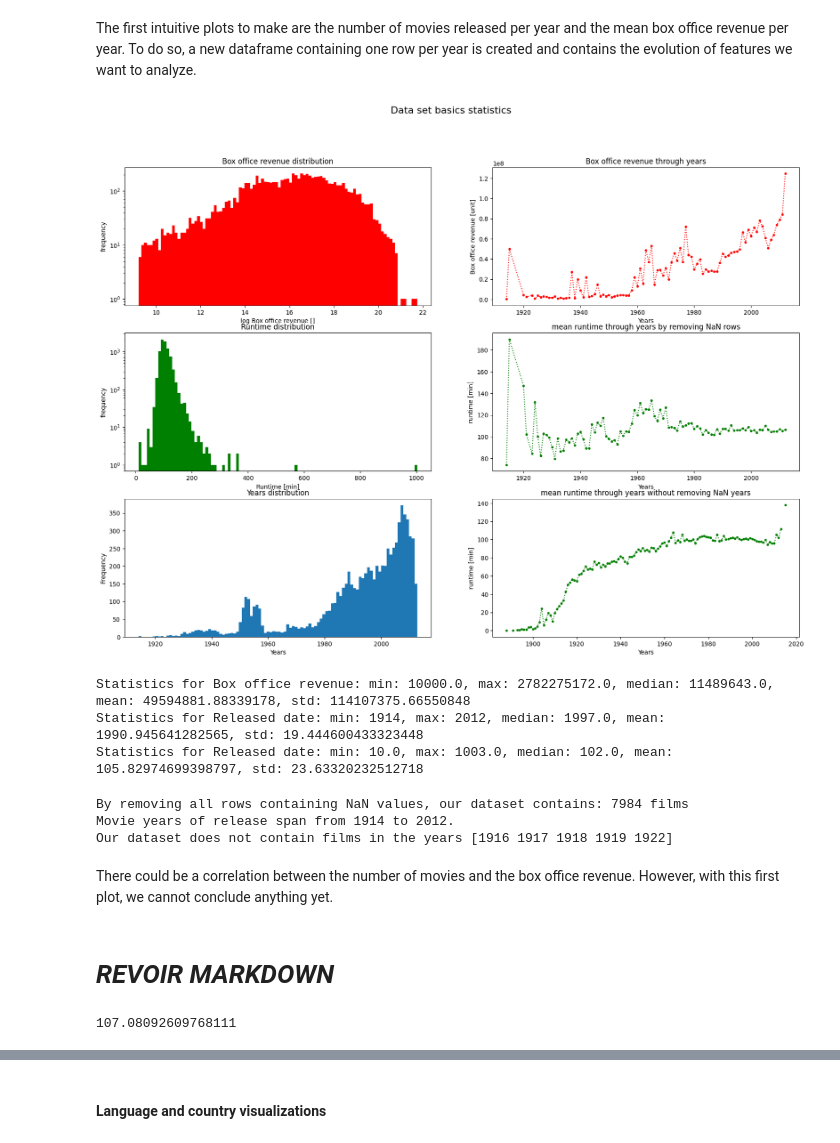
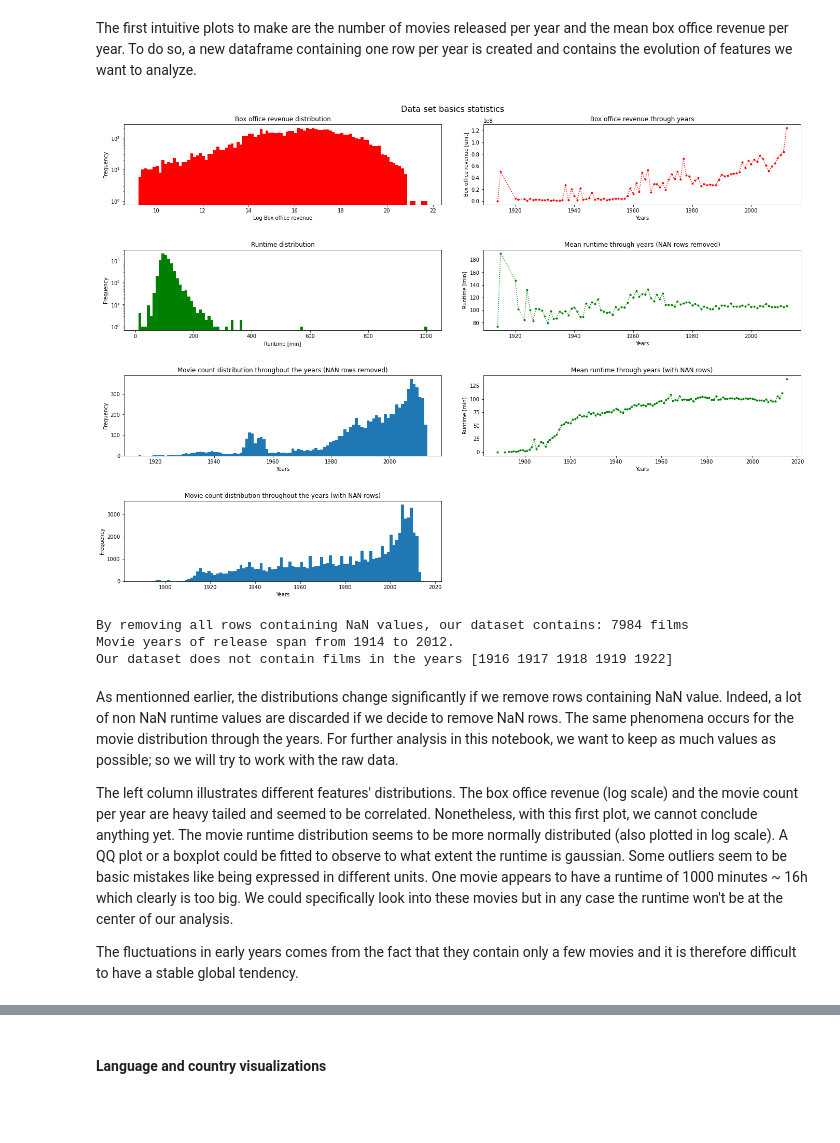
Before and after one commit to epfl-ada/ada-2022-project-thegonios, a Jupyter notebook: Data_processing.ipynb, the cells around one changed output, grey strips where cells are left out. Drawn from its saved outputs; the diff is of its cells as text; code cells hidden in the pictures; blank space fills up the shorter version.

```diff
--- a/Data_processing.ipynb
+++ b/Data_processing.ipynb
@@ -351,5 +351,5 @@ We found a runtime value that was exceedingly higher than the others and therefo
 # %%
-movies.iloc[12804,5] = 107
+movies.iloc[12804,5] = np.NAN
 # %% [markdown]
 Columns `Languages`, `Countries` and `Genres` have a special format. Even if they are stored as string, we can recognize dictionnaries. The keys correspond to the freebase ID of the wikidata item contained in the corresponding dictionnaries' values. We are not interested in keeping the freebase id in the scope of this project, we will therefore only retrieve the values as a unique string using the regex `re` library.
 # %%
@@ -578,0 +565,2 @@ movies_plot.head(1)
+# %%
+movies['year']=movies['Release_date'].dt.year
@@ -617,59 +621,58 @@ movies_datetime = movies_dNA.groupby((pd.to_datetime(movies_dNA['Release_date'])
 def display_stats(col,name):
     print(f'Statistics for {name}: min: {np.min(col)}, max: {np.max(col)}, median: {np.nanmedian(col)}, mean: {np.mean(col)}, std: {np.std(col)}')
 
-fig, axs = plt.subplots(3, 2)
+fig, axs = plt.subplots(4, 2)
 fig.set_size_inches(20,14)
+axs.ravel()[-1].remove()
 #fig.tight_layout()
 
 axs[2,0].hist(movies_dNA.Release_date, bins = 100)
 axs[2,0].set_ylabel('Frequency')
 axs[2,0].set_xlabel('Years')
-axs[2,0].set_title('Years distribution')
+axs[2,0].set_title('Movie count distribution throughout the years (NAN rows removed)')
+
+axs[3,0].hist(movies.Release_date, bins = 100)
+axs[3,0].set_ylabel('Frequency')
+axs[3,0].set_xlabel('Years')
+axs[3,0].set_title('Movie count distribution throughout the years (with NAN rows)')
 
 axs[0,0].hist(np.log(movies_dNA['Box_office_revenue']), bins = 100,log=True,color = 'r')
-axs[0,0].set_ylabel('frequency')
-axs[0,0].set_xlabel('log Box office revenue []')
+axs[0,0].set_ylabel('Frequency')
+axs[0,0].set_xlabel('Log Box office revenue')
 axs[0,0].set_title('Box office revenue distribution')
 
 axs[0,1].plot(movies_datetime.index.to_timestamp(),movies_datetime['mean_box_office_revenue'],'r.:')
 axs[0,1].set_ylabel('Box office revenue [unit]')
 axs[0,1].set_xlabel('Years')
 axs[0,1].set_title('Box office revenue through years')
 
 axs[1,1].plot(movies_datetime.index.to_timestamp(),movies_datetime['mean_runtime'],'g.:')
-axs[1,1].set_ylabel('runtime [min]')
+axs[1,1].set_ylabel('Runtime [min]')
 axs[1,1].set_xlabel('Years')
-axs[1,1].set_title('mean runtime through years by removing NaN rows')
+axs[1,1].set_title('Mean runtime through years (NAN rows removed)')
 
 axs[1,0].hist(movies_dNA.Runtime, bins = 100,log=True,color = 'g')
-axs[1,0].set_ylabel('frequency')
+axs[1,0].set_ylabel('Frequency')
 axs[1,0].set_xlabel('Runtime [min]')
 axs[1,0].set_title('Runtime distribution')
 
 
 movies_datetimeNA = movies.groupby((pd.to_datetime(movies['Release_date']).dt.to_period('Y'))).apply(lambda x: pd.Series({
     'mean_runtime': x['Runtime'].mean(),
     'mean_box_office_revenue': x['Box_office_revenue'].mean(),
     'num_movies': len(x)
 }))
 axs[2,1].plot(movies_datetimeNA.index.to_timestamp(),movies_datetimeNA['mean_runtime'],'g.:')
-axs[2,1].set_ylabel('runtime [min]')
+axs[2,1].set_ylabel('Runtime [min]')
 axs[2,1].set_xlabel('Years')
-axs[2,1].set_title('mean runtime through years without removing NaN years')
+axs[2,1].set_title('Mean runtime through years (with NAN rows)')
 
-
+plt.tight_layout(pad=4)
 fig.suptitle('Data set basics statistics', fontsize=16)
 #fig.supxlabel('Years')
 plt.show()
-
-display_stats(movies_dNA['Box_office_revenue'],'Box office revenue')
-display_stats(movies_dNA.Release_date.dt.year,'Released date')
-display_stats(movies_dNA['Runtime'],'Released date')
 # %% [output]
-[figure, old version]
+[figure, new version]
-Statistics for Box office revenue: min: 10000.0, max: 2782275172.0, median: 11489643.0, mean: 49594881.88339178, std: 114107375.66550848
-Statistics for Released date: min: 1914, max: 2012, median: 1997.0, mean: 1990.945641282565, std: 19.444600433323448
-Statistics for Released date: min: 10.0, max: 1003.0, median: 102.0, mean: 105.82974699398797, std: 23.63320232512718
 # %%
 print(f'By removing all rows containing NaN values, our dataset contains: {len(movies_dNA)} films')
 print(f'Movie years of release span from {movies_datetime.index.min()} to {movies_datetime.index.max()}.')
@@ -681,10 +684,9 @@ By removing all rows containing NaN values, our dataset contains: 7984 films
 Movie years of release span from 1914 to 2012.
 Our dataset does not contain films in the years [1916 1917 1918 1919 1922]
 # %% [markdown]
-There could be a correlation between the number of movies and the box office revenue. However, with this first plot, we cannot conclude anything yet.
+As mentionned earlier, the distributions change significantly if we remove rows containing NaN value. Indeed, a lot of non NaN runtime values are discarded if we decide to remove NaN rows. The same phenomena occurs for the movie distribution through the years. For further analysis in this notebook, we want to keep as much values as possible; so we will try to work with the raw data.
+
+The left column illustrates different features' distributions. The box office revenue (log scale) and the movie count per year are heavy tailed and seemed to be correlated. Nonetheless, with this first plot, we cannot conclude anything yet.
+The movie runtime distribution seems to be more normally distributed (also plotted in log scale). A QQ plot or a boxplot could be fitted to observe to what extent the runtime is gaussian. Some outliers seem to be basic mistakes like being expressed in different units. One movie appears to have a runtime of 1000 minutes ~ 16h which clearly is too big. We could specifically look into these movies but in any case the runtime won't be at the center of our analysis.
+
+The fluctuations in early years comes from the fact that they contain only a few movies and it is therefore difficult to have a stable global tendency.
-# %% [markdown]
-# ***REVOIR MARKDOWN***
-# %%
-np.mean(movies_datetime.mean_runtime)
-# %% [output]
-107.08092609768111
```
Also changed, not shown: parts of 61 cells of this notebook.
